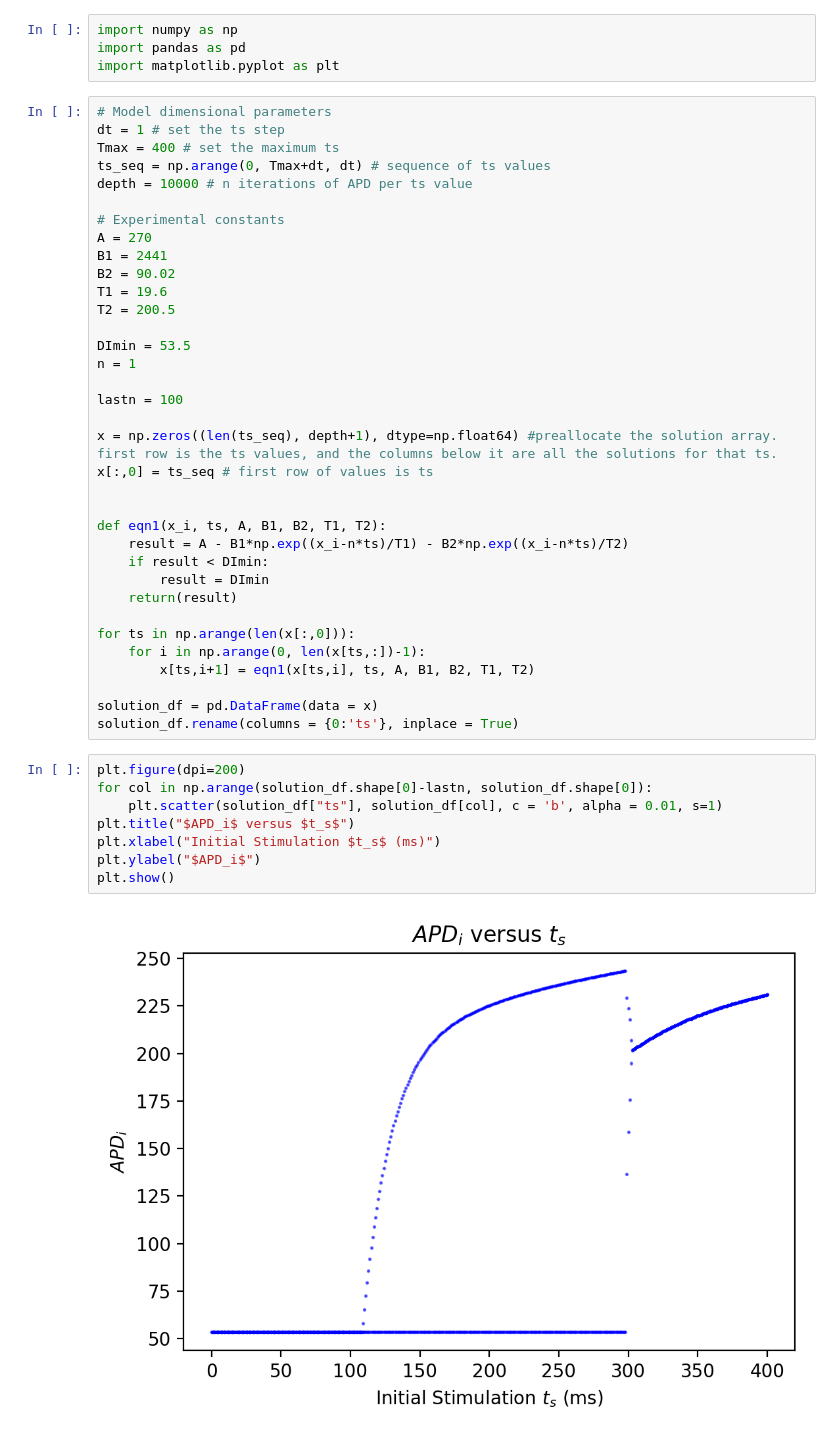
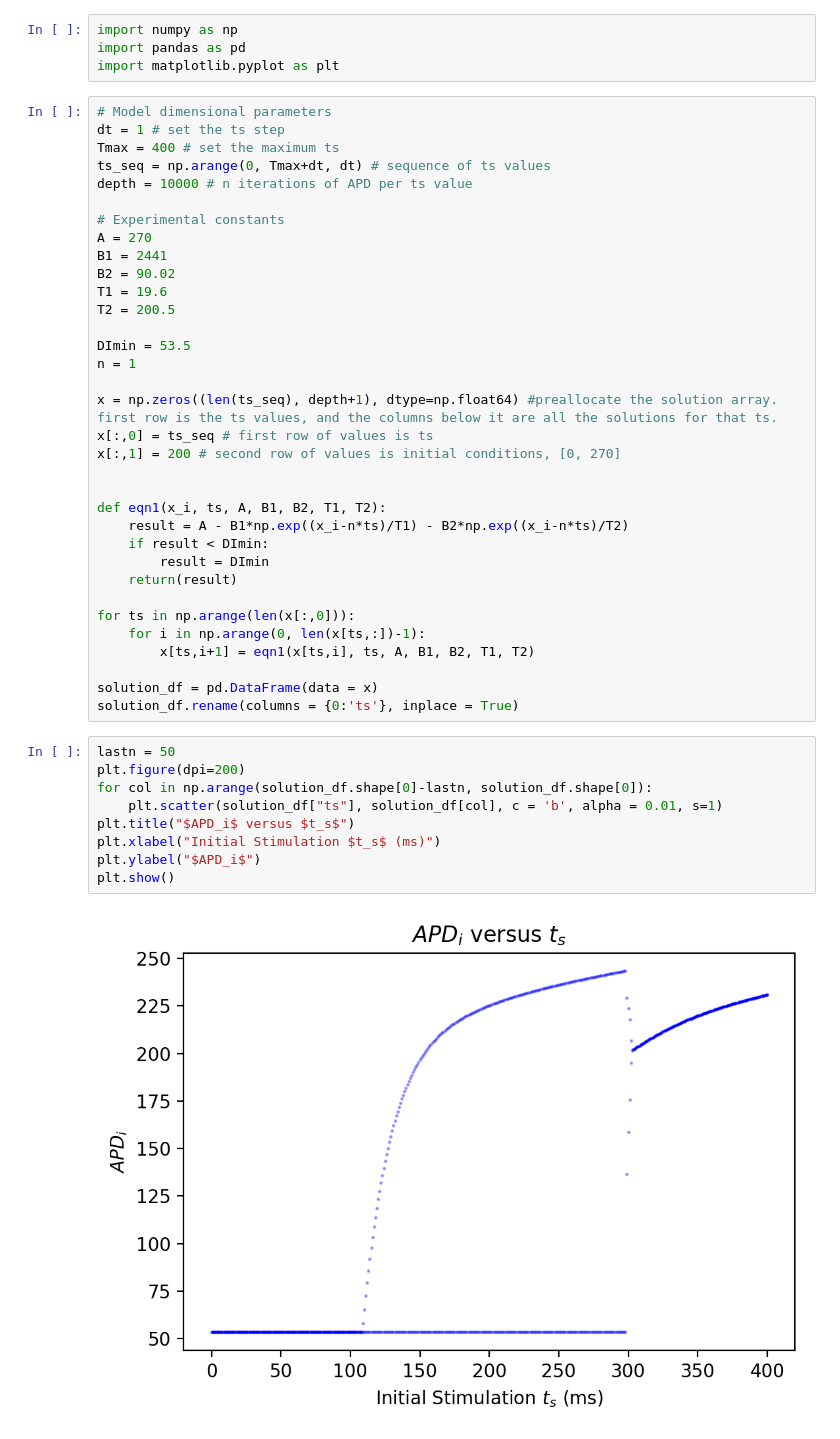
Before and after one commit to aszatrowski/BIOS26210_FinalProject, a Jupyter notebook: APD MODELS (2).ipynb, the cells around one changed output. Drawn from its saved outputs; the diff is of its cells as text.

Commit message:
added initial values
...but does not change behavior

```diff
--- a/APD MODELS (2).ipynb
+++ b/APD MODELS (2).ipynb
@@ -19,10 +19,9 @@ T2 = 200.5
 DImin = 53.5
 n = 1
 
-lastn = 100
-
 x = np.zeros((len(ts_seq), depth+1), dtype=np.float64) #preallocate the solution array. first row is the ts values, and the columns below it are all the solutions for that ts.
 x[:,0] = ts_seq # first row of values is ts
+x[:,1] = 200 # second row of values is initial conditions, [0, 270]
 
 
 def eqn1(x_i, ts, A, B1, B2, T1, T2):
@@ -38,12 +37,13 @@ for ts in np.arange(len(x[:,0])):
 solution_df = pd.DataFrame(data = x)
 solution_df.rename(columns = {0:'ts'}, inplace = True)
 # %%
+lastn = 50
 plt.figure(dpi=200)
 for col in np.arange(solution_df.shape[0]-lastn, solution_df.shape[0]):
     plt.scatter(solution_df["ts"], solution_df[col], c = 'b', alpha = 0.01, s=1)
 plt.title("$APD_i$ versus $t_s$")
 plt.xlabel("Initial Stimulation $t_s$ (ms)")
 plt.ylabel("$APD_i$")
 plt.show()
 # %% [output]
-[figure, old version]
+[figure, new version]
```
Also changed, not shown: 1 other file.
